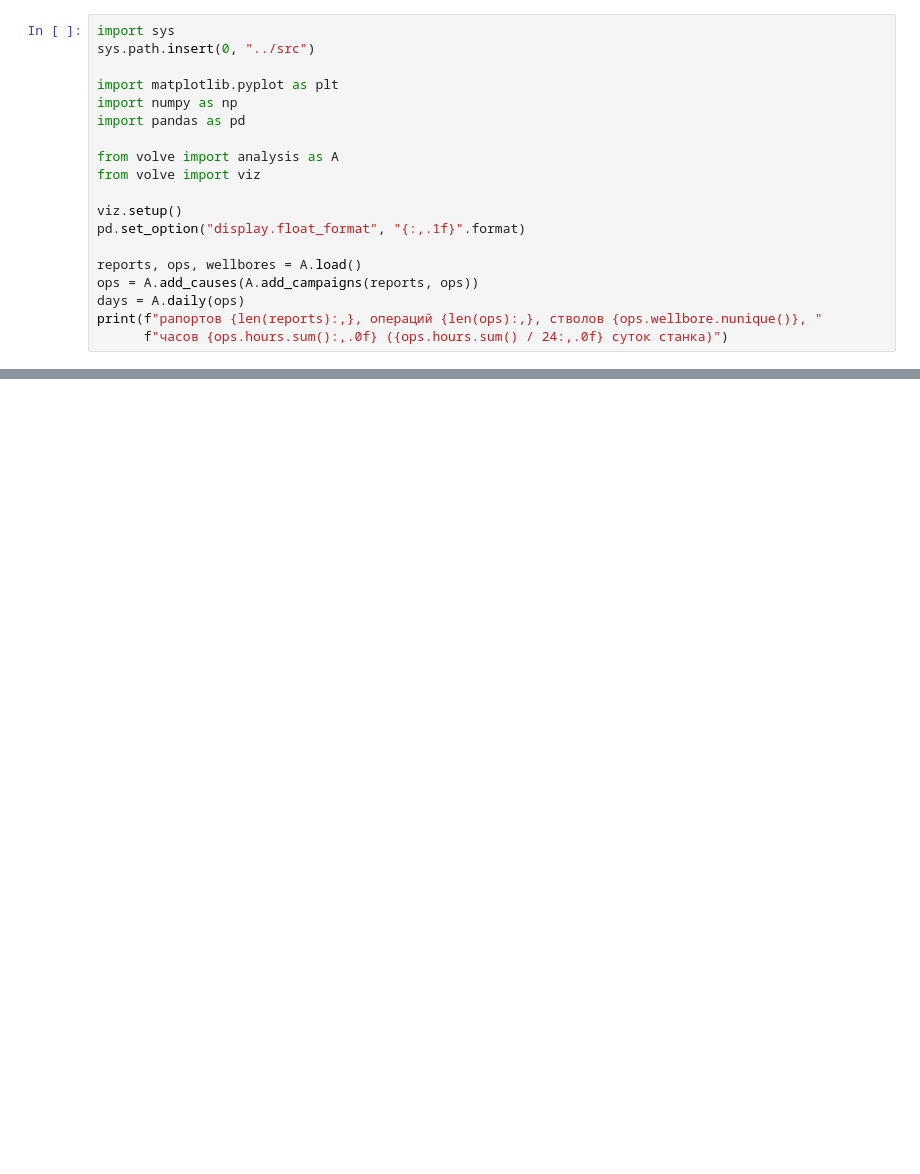
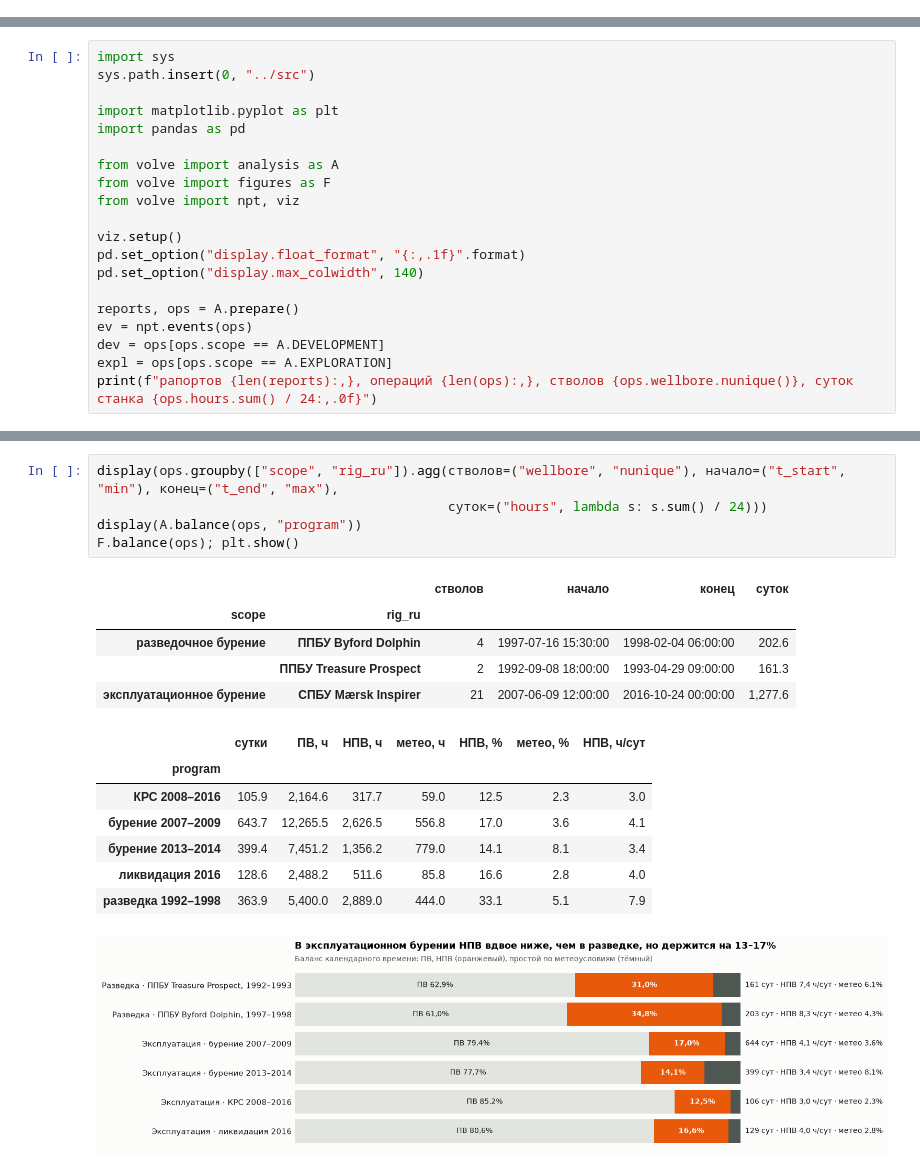
Before and after one commit to oiltsar/drilling-time-volve, a Jupyter notebook: notebooks/analysis.ipynb, the cells around one changed output, grey strips where cells are left out. Saved outputs shown, nothing was run; the diff lists cells and outputs as text; blank space fills up the shorter version.

```diff
--- a/notebooks/analysis.ipynb
+++ b/notebooks/analysis.ipynb
@@ -9,19 +0,0 @@
-# %%
-import sys
-sys.path.insert(0, "../src")
-
-import matplotlib.pyplot as plt
-import numpy as np
-import pandas as pd
-
-from volve import analysis as A
-from volve import viz
-
-viz.setup()
-pd.set_option("display.float_format", "{:,.1f}".format)
-
-reports, ops, wellbores = A.load()
-ops = A.add_causes(A.add_campaigns(reports, ops))
-days = A.daily(ops)
-print(f"рапортов {len(reports):,}, операций {len(ops):,}, стволов {ops.wellbore.nunique()}, "
-      f"часов {ops.hours.sum():,.0f} ({ops.hours.sum() / 24:,.0f} суток станка)")
@@ -298,0 +6,20 @@ viz.save(fig, "07_weather.png"); plt.show()
+# %%
+import sys
+sys.path.insert(0, "../src")
+
+import matplotlib.pyplot as plt
+import pandas as pd
+
+from volve import analysis as A
+from volve import figures as F
+from volve import npt, viz
+
+viz.setup()
+pd.set_option("display.float_format", "{:,.1f}".format)
+pd.set_option("display.max_colwidth", 140)
+
+reports, ops = A.prepare()
+ev = npt.events(ops)
+dev = ops[ops.scope == A.DEVELOPMENT]
+expl = ops[ops.scope == A.EXPLORATION]
+print(f"рапортов {len(reports):,}, операций {len(ops):,}, стволов {ops.wellbore.nunique()}, суток станка {ops.hours.sum() / 24:,.0f}")
@@ -298,0 +33,19 @@ viz.save(fig, "07_weather.png"); plt.show()
+# %%
+display(ops.groupby(["scope", "rig_ru"]).agg(стволов=("wellbore", "nunique"), начало=("t_start", "min"), конец=("t_end", "max"),
+                                             суток=("hours", lambda s: s.sum() / 24)))
+display(A.balance(ops, "program"))
+F.balance(ops); plt.show()
+# %% [output]
+|  |  | стволов | начало | конец | суток |
+| scope | rig_ru |  |  |  |  |
+| разведочное бурение | ППБУ Byford Dolphin | 4 | 1997-07-16 15:30:00 | 1998-02-04 06:00:00 | 202.6 |
+|  | ППБУ Treasure Prospect | 2 | 1992-09-08 18:00:00 | 1993-04-29 09:00:00 | 161.3 |
+| эксплуатационное бурение | СПБУ Mærsk Inspirer | 21 | 2007-06-09 12:00:00 | 2016-10-24 00:00:00 | 1,277.6 |
+|  | сутки | ПВ, ч | НПВ, ч | метео, ч | НПВ, % | метео, % | НПВ, ч/сут |
+| program |  |  |  |  |  |  |  |
+| КРС 2008–2016 | 105.9 | 2,164.6 | 317.7 | 59.0 | 12.5 | 2.3 | 3.0 |
+| бурение 2007–2009 | 643.7 | 12,265.5 | 2,626.5 | 556.8 | 17.0 | 3.6 | 4.1 |
+| бурение 2013–2014 | 399.4 | 7,451.2 | 1,356.2 | 779.0 | 14.1 | 8.1 | 3.4 |
+| ликвидация 2016 | 128.6 | 2,488.2 | 511.6 | 85.8 | 16.6 | 2.8 | 4.0 |
+| разведка 1992–1998 | 363.9 | 5,400.0 | 2,889.0 | 444.0 | 33.1 | 5.1 | 7.9 |
+[figure, added]
```
Also changed, not shown: parts of 47 cells of this notebook, 31 other files.
